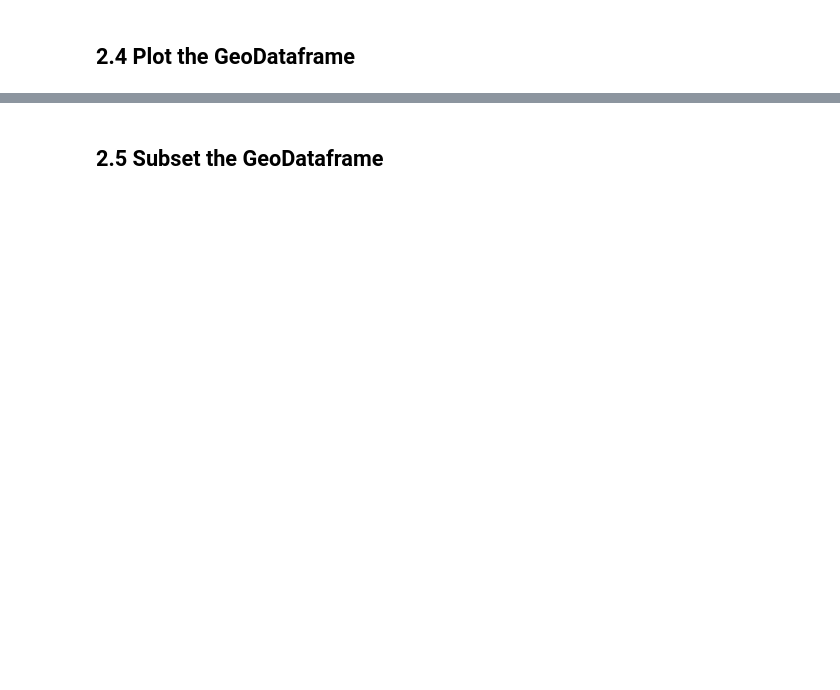
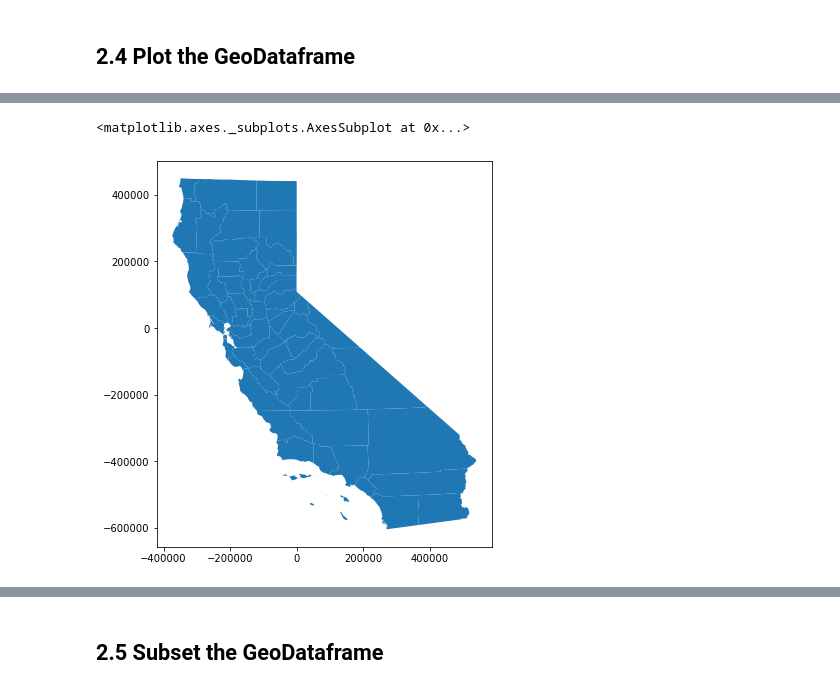
Before and after one commit to dlab-berkeley/Python-Geospatial-Fundamentals-Legacy, a Jupyter notebook: new_sequence/02_Introduction_to_GeoPandas.ipynb, the cells around one changed output, grey strips where cells are left out. Cells and saved outputs as stored; diff of their text form; code cells hidden in the pictures; blank space fills up the shorter version.

```diff
--- a/new_sequence/02_Introduction_to_GeoPandas.ipynb
+++ b/new_sequence/02_Introduction_to_GeoPandas.ipynb
@@ -19,0 +151,5 @@ GeoPandas gives you access to all of the functionality of [pandas](https://panda
+# %%
+counties.plot(figsize=(6,9))
+# %% [output]
+<matplotlib.axes._subplots.AxesSubplot at 0x...>
+[figure, added]
```
Also changed, not shown: parts of 26 cells of this notebook.
